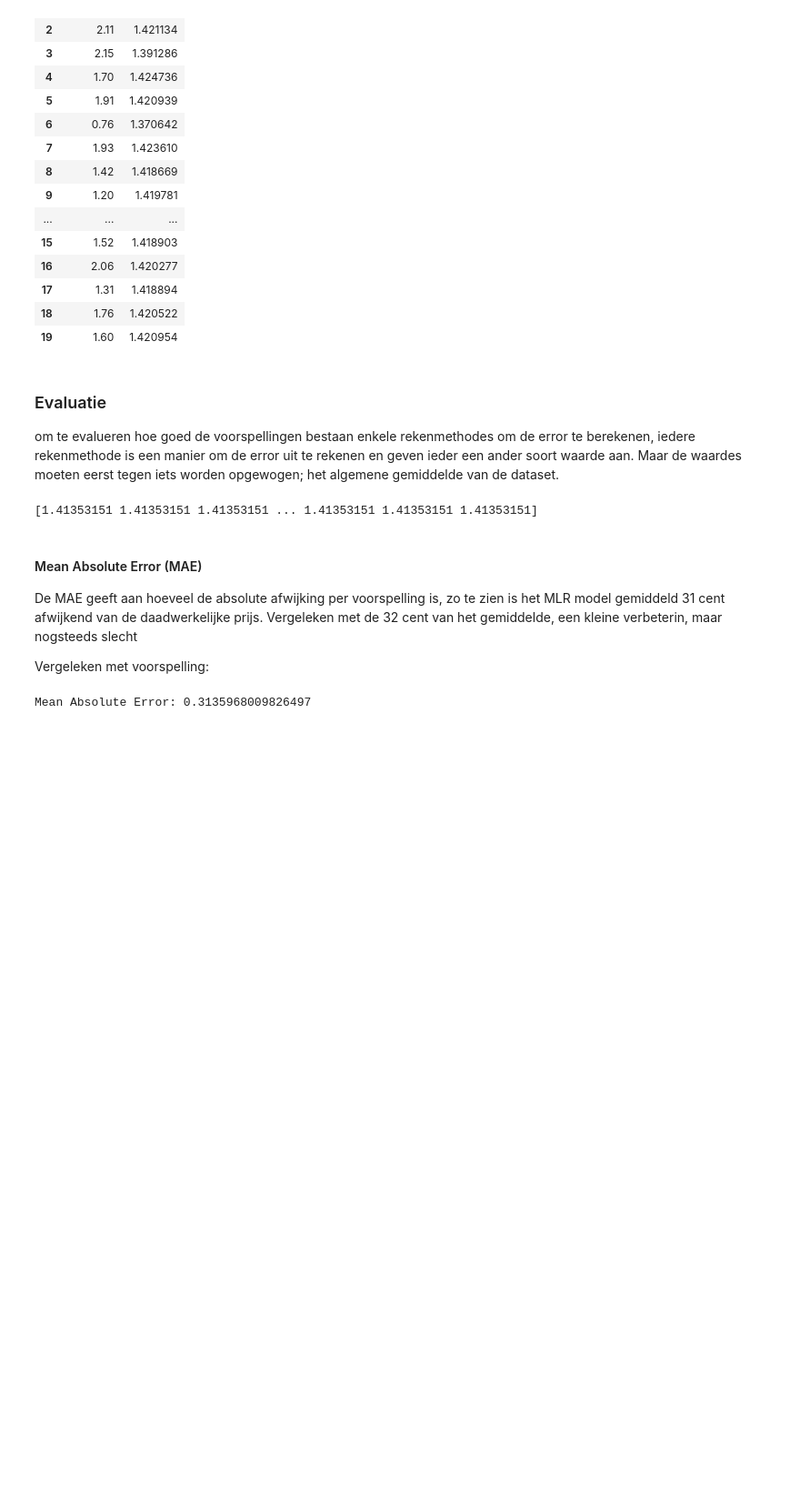
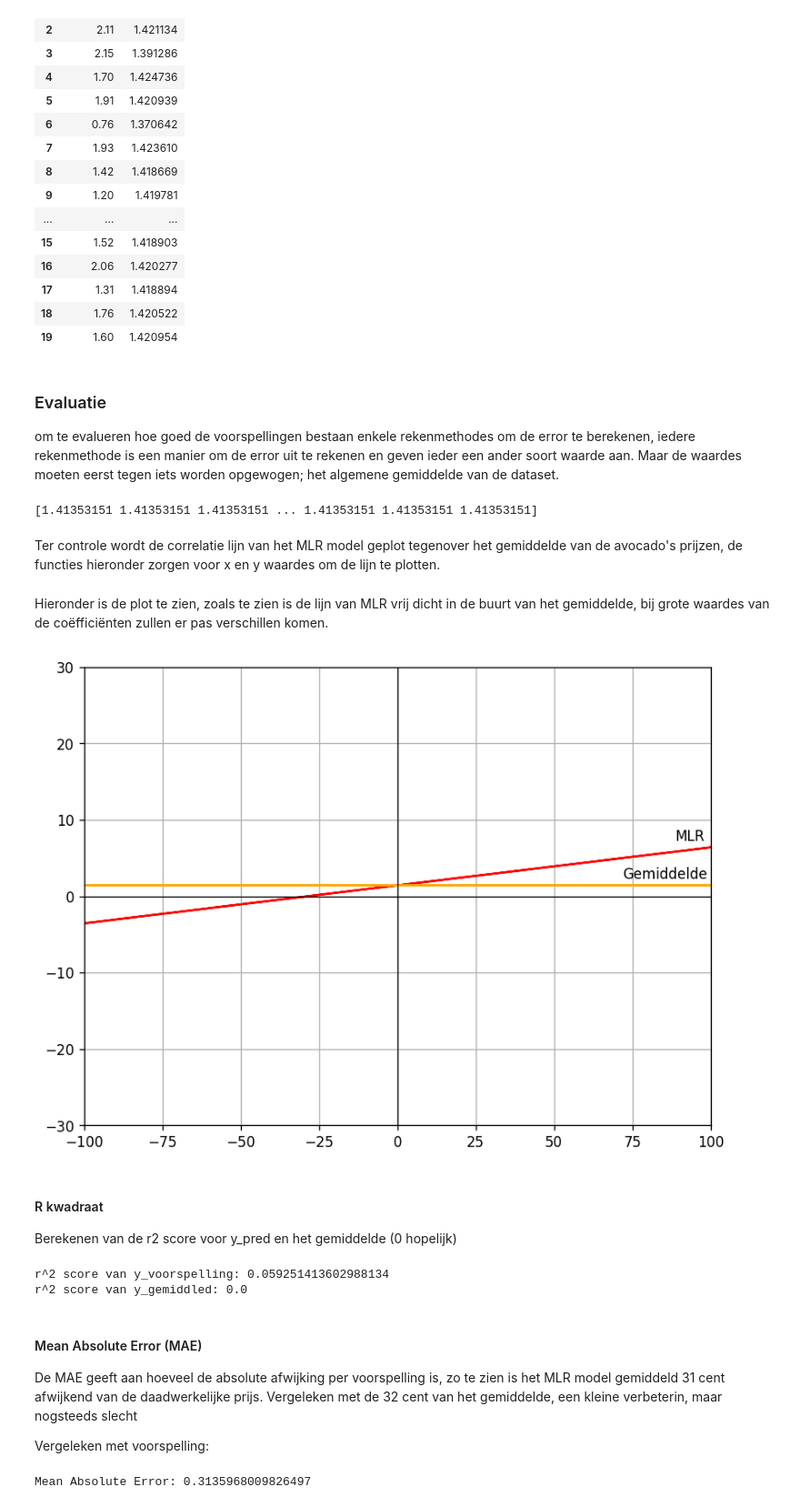
Before and after one commit to Krotau/Datasciene-Inleveropdrachten, a Jupyter notebook: Inleveropdracht_1.ipynb, the cells around one changed output. Shown: that part at 91% size. Drawn from its saved outputs; the diff is of its cells as text; code cells hidden in the pictures; blank space fills up the shorter version.

```diff
--- a/Inleveropdracht_1.ipynb
+++ b/Inleveropdracht_1.ipynb
@@ -168,6 +176,49 @@ y_gemiddeld.fill(np.mean(y_test))
 print(y_gemiddeld)
 # %% [output]
 [1.41353151 1.41353151 1.41353151 ... 1.41353151 1.41353151 1.41353151]
+# %% [markdown]
+Ter controle wordt de correlatie lijn van het MLR model geplot tegenover het gemiddelde van de avocado's prijzen, de
+functies hieronder zorgen voor x en y waardes om de lijn te plotten.
+# %%
+def bereken_punt_y(x):
+    y = 0
+    for coef in reg.coef_:
+        y += coef * x
+    y += reg.intercept_
+    return y
+
+x = np.empty(y_test.shape, y_test.dtype)
+plot_mlr = np.empty(y_test.shape, y_test.dtype)
+for i in range(len(plot_mlr)):
+    i = i-100
+    plot_mlr[i] = bereken_punt_y(i)
+    x[i] = i
+# %% [markdown]
+Hieronder is de plot te zien, zoals te zien is de lijn van MLR vrij dicht in de buurt van het gemiddelde, bij grote
+waardes van de coëfficiënten zullen er pas verschillen komen.
+# %%
+plt.figure(num=None, figsize=(8, 6), dpi=120, facecolor='w', edgecolor='k')
+plt.ylim(-30, 30)
+plt.xlim(-100, 100)
+plt.plot(x, plot_mlr, linewidth=1.4, c='red')
+plt.plot(x, y_gemiddeld, linewidth=1.4, c='orange')
+plt.text(88.7,7.3, 'MLR', rotation=0)
+plt.text(72,2.3, 'Gemiddelde', rotation=0)
+plt.axhline(c='black', linewidth=0.8)
+plt.axvline(c='black', linewidth=0.8)
+plt.grid()
+plt.show()
+# %% [output]
+[figure, added]
+# %% [markdown]
+#### R kwadraat
+Berekenen van de r2 score voor y_pred en het gemiddelde (0 hopelijk)
+# %%
+print('r^2 score van y_voorspelling:', r2_score(y_test, y_voorspelling))
+print('r^2 score van y_gemiddled:', r2_score(y_test, y_gemiddeld))
+# %% [output]
+r^2 score van y_voorspelling: 0.059251413602988134
+r^2 score van y_gemiddled: 0.0
 # %% [markdown]
 #### Mean Absolute Error (MAE)
 De MAE geeft aan hoeveel de absolute afwijking per voorspelling is, zo te zien is het MLR model gemiddeld 31 cent
```
Also changed, not shown: parts of 10 cells of this notebook.
